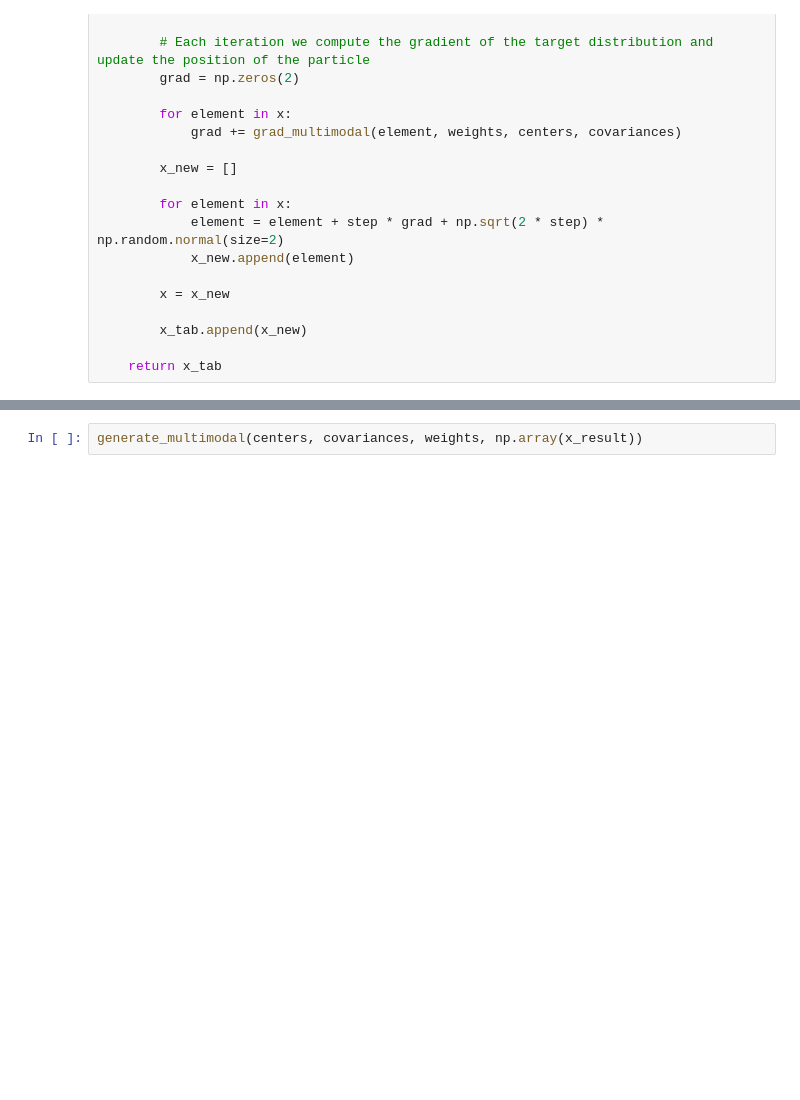
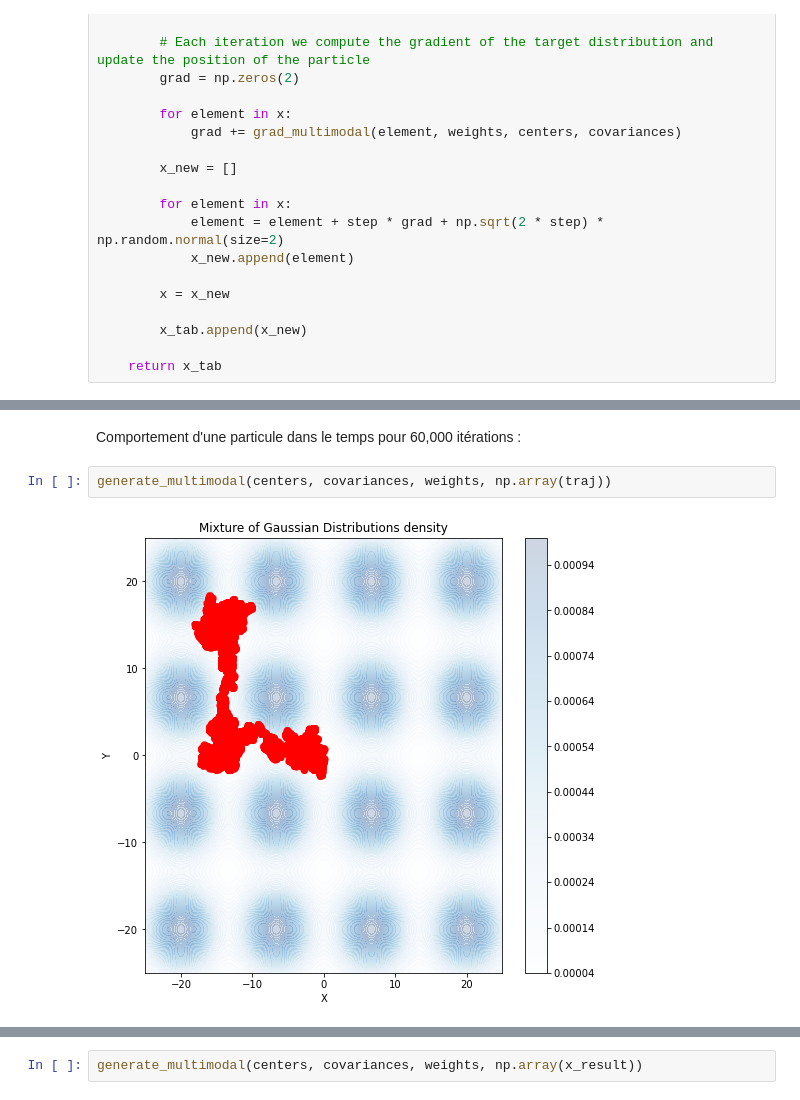
Before and after one commit to PyTomSss/Research_Project-Imperial_College, a Jupyter notebook: Dilation_path_experiment.ipynb, the cells around one changed output, grey strips where cells are left out. Drawn from its saved outputs; the diff is of its cells as text; blank space fills up the shorter version.

```diff
--- a/Dilation_path_experiment.ipynb
+++ b/Dilation_path_experiment.ipynb
@@ -371,0 +389,6 @@ IndexError: too many indices for array: array is 1-dimensional, but 2 were index
+# %% [markdown]
+Comportement d'une particule dans le temps pour 60,000 itérations :
+# %%
+generate_multimodal(centers, covariances, weights, np.array(traj))
+# %% [output]
+[figure, added]
```
Also changed, not shown: parts of 29 cells of this notebook.
